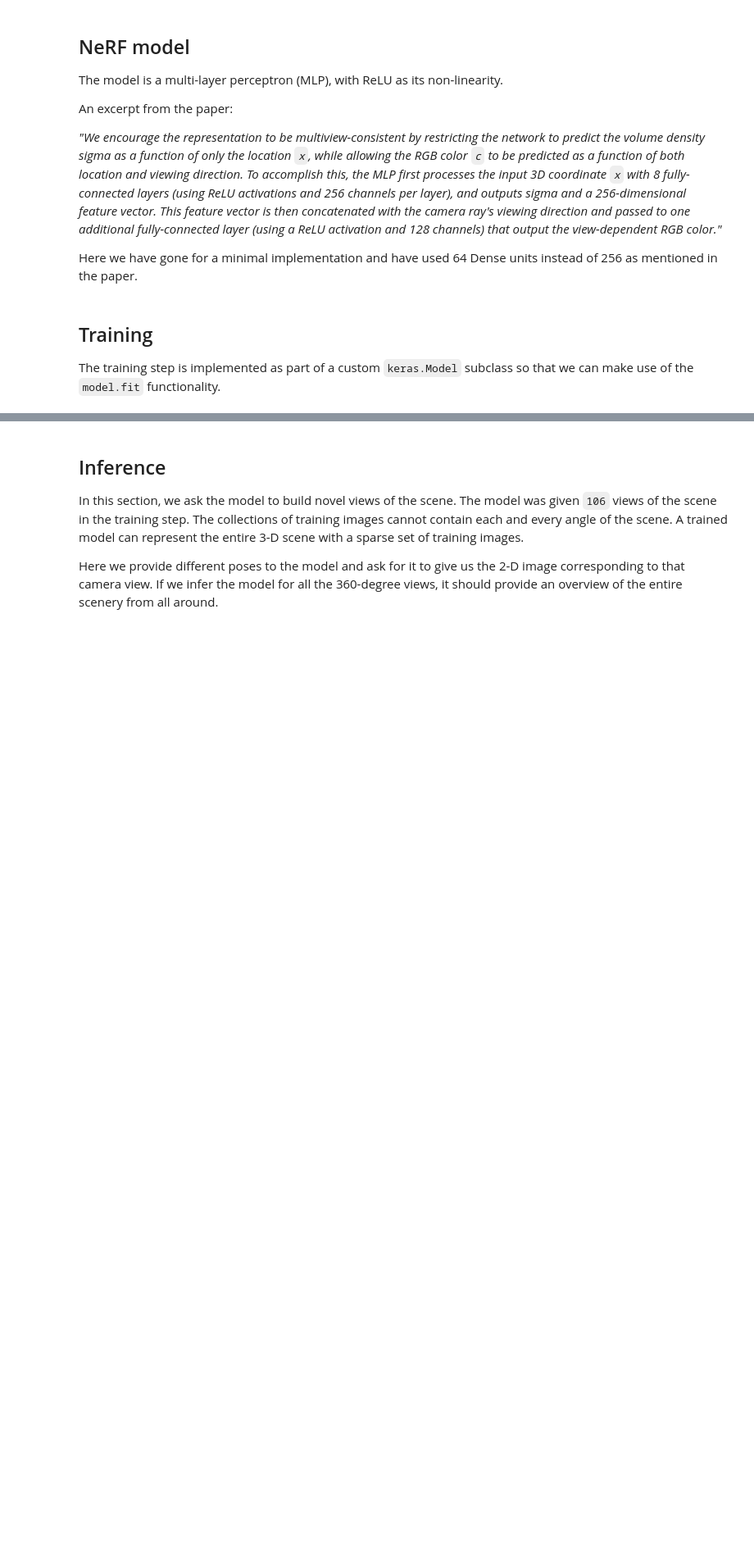
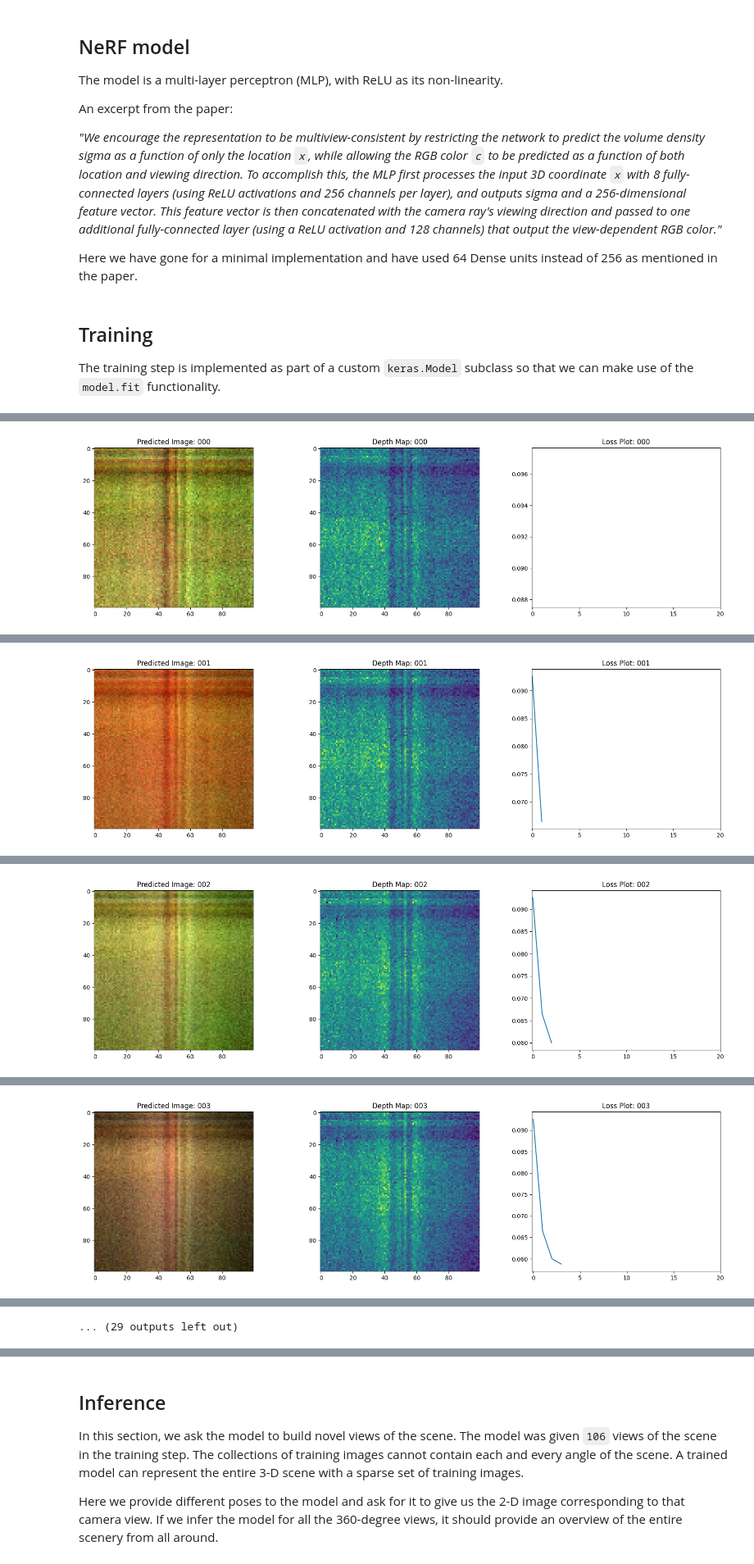
Before and after one commit to pranavramesh2003/Anveshak-Files, a Jupyter notebook: examples/vision/ipynb/nerf.ipynb, the cells around one changed output, grey strips where cells are left out. Shown at 82% size. Drawn from its saved outputs; the diff is of its cells as text; code cells hidden in the pictures; blank space fills up the shorter version.

```diff
--- a/examples/vision/ipynb/nerf.ipynb
+++ b/examples/vision/ipynb/nerf.ipynb
@@ -455,6 +455,7 @@ class NeRF(keras.Model):
         self.loss_tracker = keras.metrics.Mean(name="loss")
         self.psnr_metric = keras.metrics.Mean(name="psnr")
 
+    @tf.function
     def train_step(self, inputs):
         # Get the images and the rays.
         (images, rays) = inputs
@@ -484,15 +485,42 @@ class NeRF(keras.Model):
         self.psnr_metric.update_state(psnr)
         return {"loss": self.loss_tracker.result(), "psnr": self.psnr_metric.result()}
 
+    @tf.function
+    def __call__(self,inputs):
+        return self.nerf_model.predict(inputs)
+
+
     def test_step(self, inputs):
         # Get the images and the rays.
         (images, rays) = inputs
         (rays_flat, t_vals) = rays
 
         # Get the predictions from the model.
-        rgb, _ = render_rgb_depth(
-            model=self.nerf_model, rays_flat=rays_flat, t_vals=t_vals, rand=True
+
+        predictions = self.__call__(rays_flat)
+        predictions = tf.reshape(predictions, shape=(BATCH_SIZE, H, W, NUM_SAMPLES, 4))
+
+        # Slice the predictions into rgb and sigma.
+        rgb = tf.sigmoid(predictions[..., :-1])
+        sigma_a = tf.nn.relu(predictions[..., -1])
+
+        # Get the distance of adjacent intervals.
+        delta = t_vals[..., 1:] - t_vals[..., :-1]
+        # delta shape = (num_samples)
+
+        delta = tf.concat(
+            [delta, tf.broadcast_to([1e10], shape=(BATCH_SIZE, H, W, 1))], axis=-1
         )
+        alpha = 1.0 - tf.exp(-sigma_a * delta)
+
+        alpha = 1.0 - tf.exp(-sigma_a * delta[:, None, None, :])
+
+        # Get transmittance.
+        exp_term = 1.0 - alpha
+        epsilon = 1e-10
+        transmittance = tf.math.cumprod(exp_term + epsilon, axis=-1, exclusive=True)
+        weights = alpha * transmittance
+        rgb = tf.reduce_sum(weights[..., None] * rgb, axis=-2)
         loss = self.loss_fn(images, rgb)
 
         # Get the PSNR of the reconstructed images and the source images.
@@ -502,10 +530,6 @@ class NeRF(keras.Model):
         self.loss_tracker.update_state(loss)
         self.psnr_metric.update_state(psnr)
         return {"loss": self.loss_tracker.result(), "psnr": self.psnr_metric.result()}
-
-    def call(self,inputs):
-      predictions = self.nerf_model.predict(inputs)
-      return predictions
 
     @property
     def metrics(self):
@@ -551,3 +575,32 @@ num_pos = H * W * NUM_SAMPLES
 nerf_model = get_nerf_model(num_layers=8, num_pos=num_pos)
 
 model = NeRF(nerf_model)
+model.compile(
+    optimizer=keras.optimizers.Adam(), loss_fn=keras.losses.MeanSquaredError()
+)
+
+# Create a directory to save the images during training.
+if not os.path.exists("images"):
+    os.makedirs("images")
+
+model.fit(
+    train_ds,
+    validation_data=val_ds,
+    batch_size=BATCH_SIZE,
+    epochs=EPOCHS,
+    callbacks=[TrainMonitor()],
+)
+
+
+def create_gif(path_to_images, name_gif):
+    filenames = glob.glob(path_to_images)
+    filenames = sorted(filenames)
+    images = []
+    for filename in tqdm(filenames):
+        images.append(imageio.imread(filename))
+    kargs = {"duration": 0.25}
+    imageio.mimsave(name_gif, images, "GIF", **kargs)
+
+
+create_gif("images/*.png", "training.gif")
+# %% [output]
@@ -553,0 +609 @@ model = NeRF(nerf_model)
+[figure, added]
@@ -553,0 +613 @@ model = NeRF(nerf_model)
+[figure, added]
@@ -553,0 +617 @@ model = NeRF(nerf_model)
+[figure, added]
@@ -553,0 +621 @@ model = NeRF(nerf_model)
+[figure, added]
@@ -553,0 +630 @@ model = NeRF(nerf_model)
+... (29 outputs left out)
```
Also changed, not shown: parts of 9 cells of this notebook.
